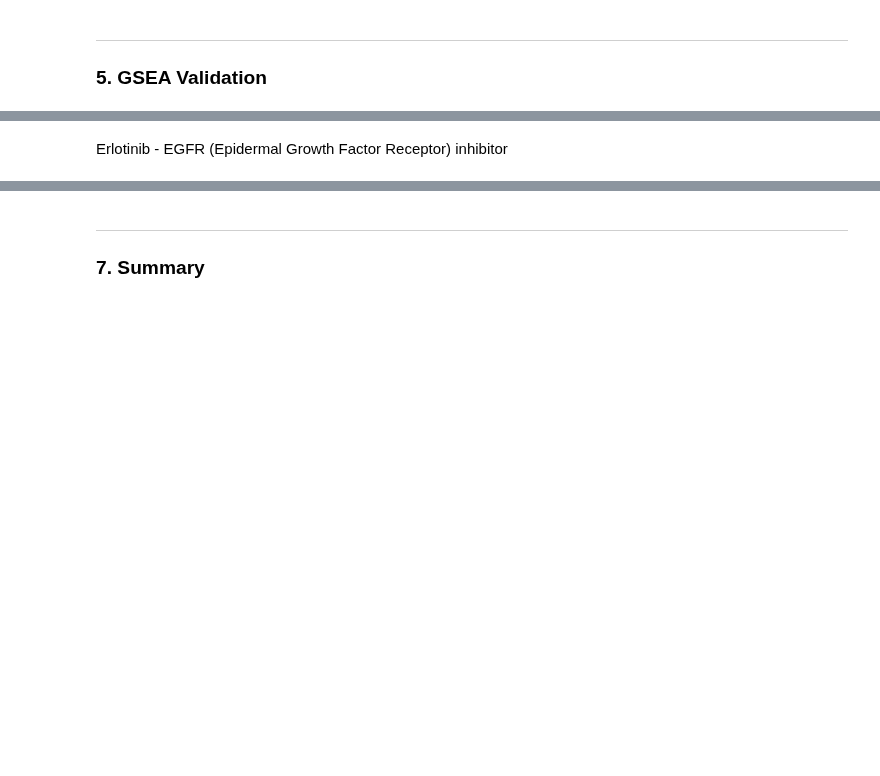
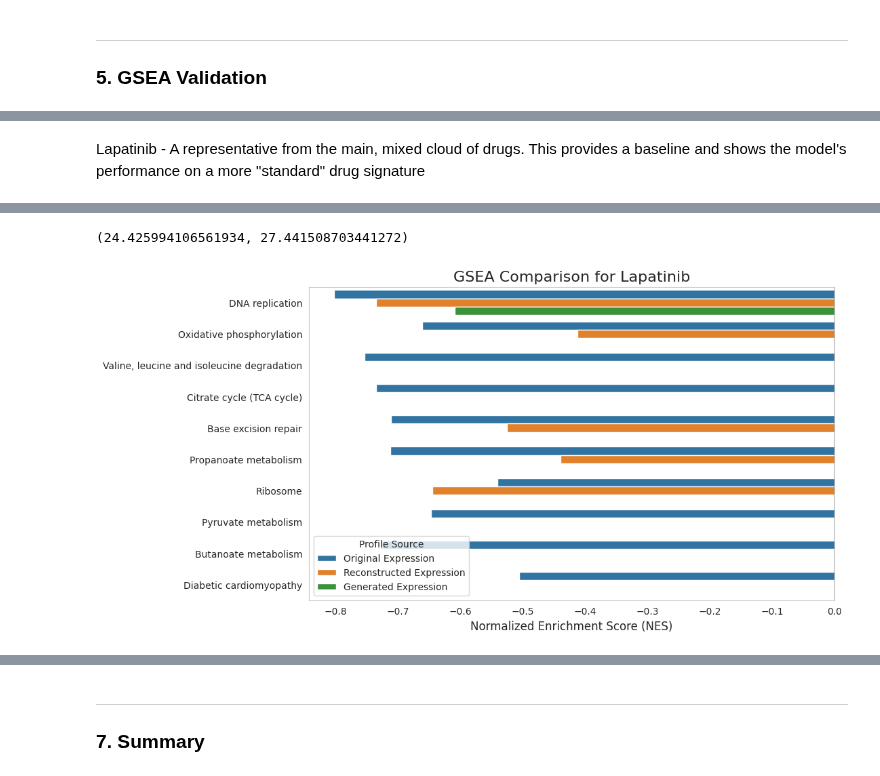
Before and after one commit to Djtrainer/cancer_research, a Jupyter notebook: notebooks/drug_induced_gene_expression_prediction/part_ii_modeling.ipynb, the cells around one changed output, grey strips where cells are left out. Cells and saved outputs as stored; diff of their text form; code cells hidden in the pictures; blank space fills up the shorter version.

```diff
--- a/notebooks/drug_induced_gene_expression_prediction/part_ii_modeling.ipynb
+++ b/notebooks/drug_induced_gene_expression_prediction/part_ii_modeling.ipynb
@@ -318,11 +375,12 @@ evaluate_recon_and_gen_gsea_for_pert(
-# %% [markdown]
-Erlotinib - EGFR (Epidermal Growth Factor Receptor) inhibitor
+# %% [markdown]
+Lapatinib - A representative from the main, mixed cloud of drugs. This provides a baseline and shows the model's performance on a more "standard" drug signature
 # %%
 evaluate_recon_and_gen_gsea_for_pert(
-    pert_id_to_test="BRD-K29699988",
-    drug_name="Erlotinib",
+    pert_id_to_test="BRD-K49049886",
+    drug_name="Lapatinib",
     val_dataset=val_loader.dataset,
     df_gene_mapping=df_gene_mapping,
     model=model,
     device=DEVICE,
 )
+# %% [output]
@@ -328,0 +393,2 @@ evaluate_recon_and_gen_gsea_for_pert(
+(24.425994106561934, 27.441508703441272)
+[figure, added]
```
Also changed, not shown: parts of 17 cells of this notebook, 2 other files.
